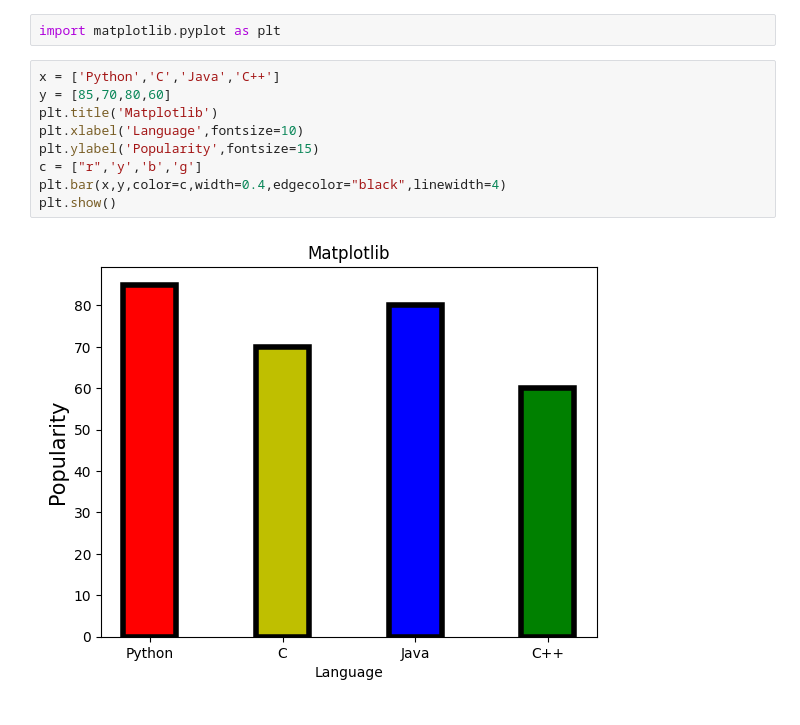
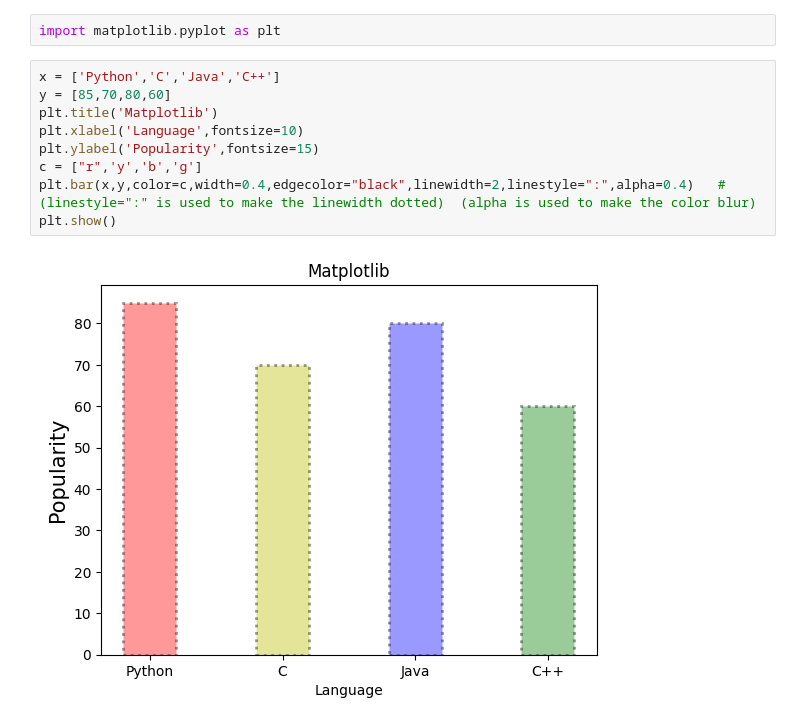
Before and after one commit to Amjadali168/Matplotlib, a Jupyter notebook: bar_plot.ipynb, the cells around one changed output. Saved outputs shown, nothing was run; the diff lists cells and outputs as text.

Commit message:
bar plot

```diff
--- a/bar_plot.ipynb
+++ b/bar_plot.ipynb
@@ -5,11 +5,11 @@ import matplotlib.pyplot as plt
 # %%
 x = ['Python','C','Java','C++']
 y = [85,70,80,60]
 plt.title('Matplotlib')
 plt.xlabel('Language',fontsize=10)
 plt.ylabel('Popularity',fontsize=15)
 c = ["r",'y','b','g']
-plt.bar(x,y,color=c,width=0.4,edgecolor="black",linewidth=4)
+plt.bar(x,y,color=c,width=0.4,edgecolor="black",linewidth=2,linestyle=":",alpha=0.4)   # (linestyle=":" is used to make the linewidth dotted)  (alpha is used to make the color blur)
 plt.show()
 # %% [output]
-[figure, old version]
+[figure, new version]
```
Also changed, not shown: parts of 2 cells of this notebook.
